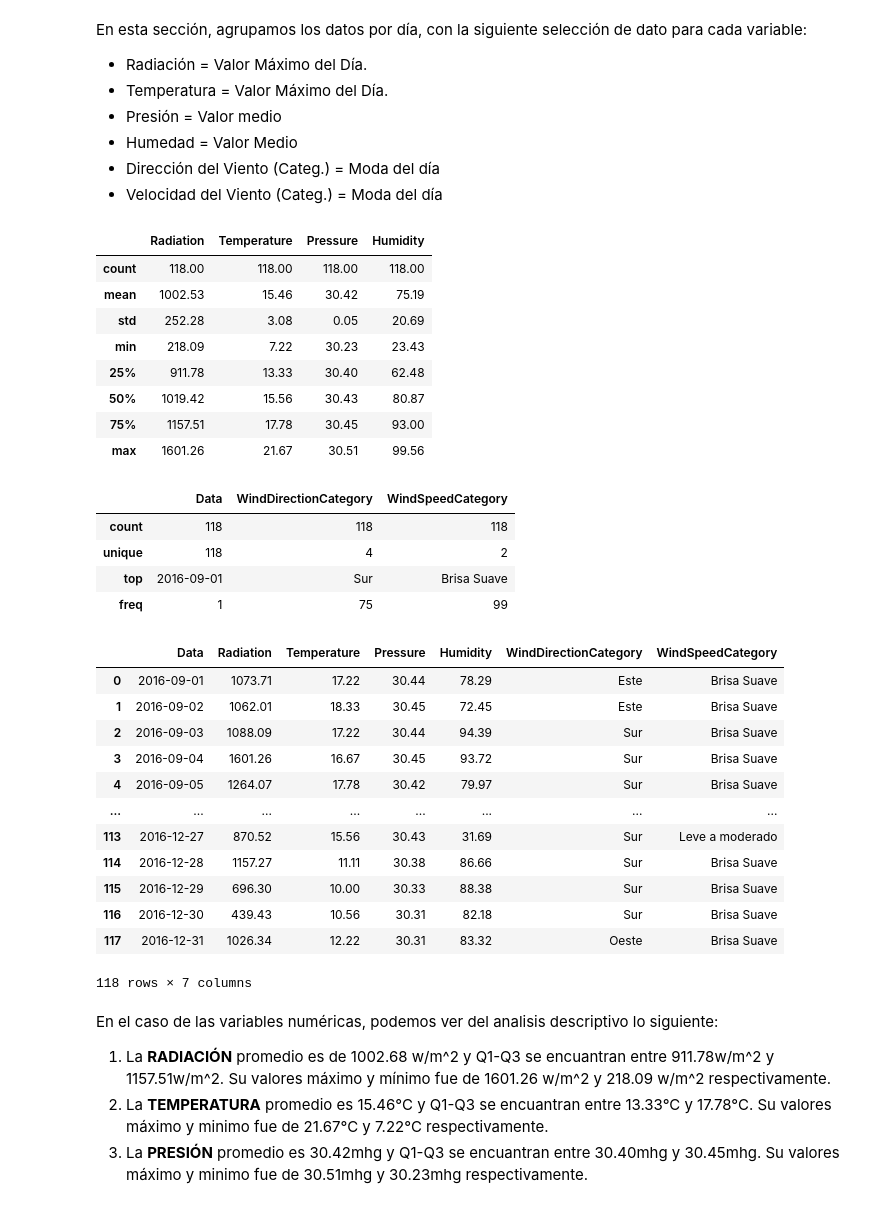
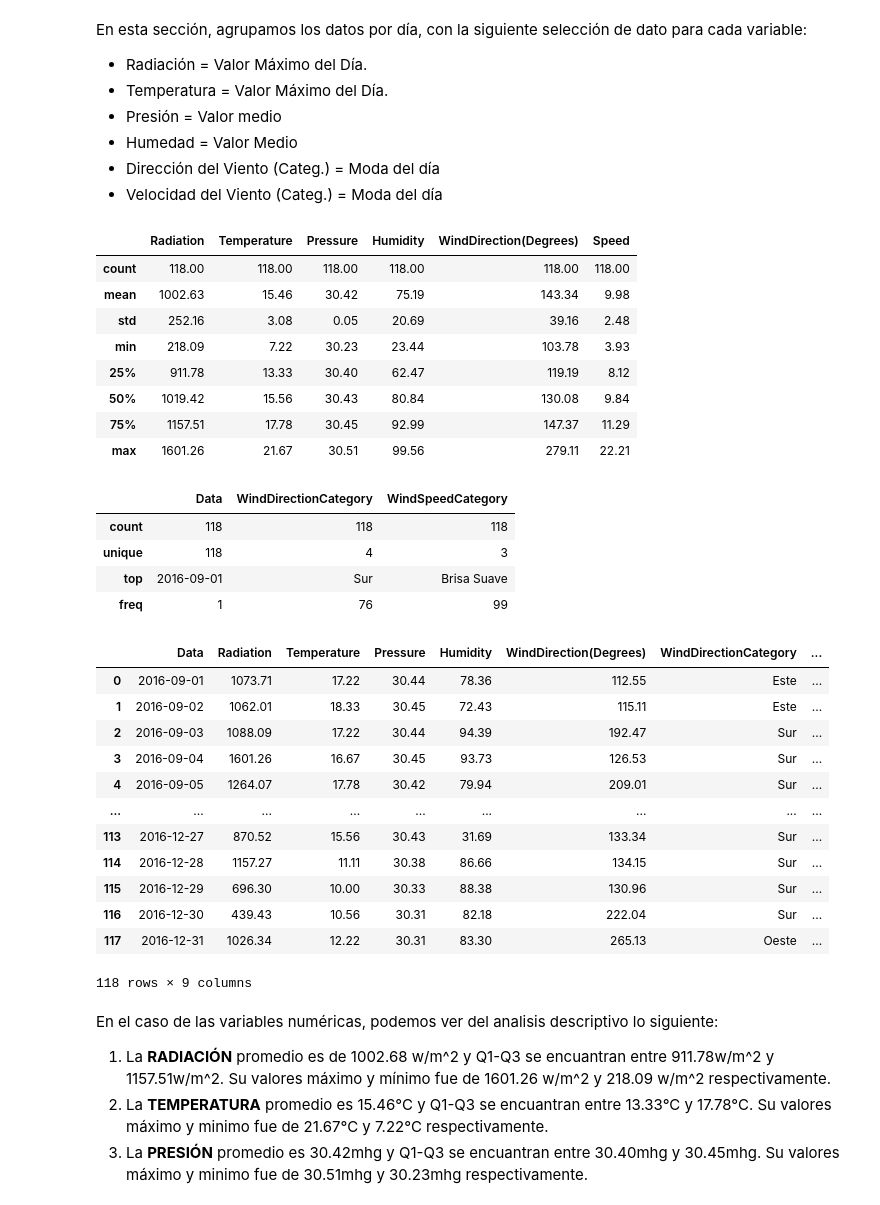
Before and after one commit to mdellanina/TrabajoPr-cticoCODERHOUSE, a Jupyter notebook: TrabajoPracticoCH_DS1.ipynb, the cells around one changed output. Saved outputs shown, nothing was run; the diff lists cells and outputs as text; code cells hidden in the pictures.

```diff
--- a/TrabajoPracticoCH_DS1.ipynb
+++ b/TrabajoPracticoCH_DS1.ipynb
@@ -514,47 +514,49 @@ En esta sección, agrupamos los datos por día, con la siguiente selección de d
 # %%
 # Agrupamiento de datos por dia, y generación de df alternativo para el análisis (df_grouped):
 df_grouped = df.groupby('Data')['Radiation'].max().reset_index()
 df_grouped['Temperature'] = df.groupby('Data')['Temperature'].max().round(2).reset_index()['Temperature']
 df_grouped['Pressure'] = df.groupby('Data')['Pressure'].mean().round(2).reset_index()['Pressure']
 df_grouped['Humidity'] = df.groupby('Data')['Humidity'].mean().round(2).reset_index()['Humidity']
+df_grouped['WindDirection(Degrees)'] = df.groupby('Data')['WindDirection(Degrees)'].mean().round(2).reset_index()['WindDirection(Degrees)']
 df_grouped['WindDirectionCategory'] = df.groupby('Data')['WindDirectionCategory'].agg(pd.Series.mode).reset_index()['WindDirectionCategory']
+df_grouped['Speed'] = df.groupby('Data')['Speed'].mean().round(2).reset_index()['Speed']
 df_grouped['WindSpeedCategory'] = df.groupby('Data')['WindSpeedCategory'].agg(pd.Series.mode).reset_index()['WindSpeedCategory']
 # Descripción de los datos:
 df_grouped.describe().round(2)
 # %% [output]
-|  | Radiation | Temperature | Pressure | Humidity |
-| count | 118.00 | 118.00 | 118.00 | 118.00 |
-| mean | 1002.53 | 15.46 | 30.42 | 75.19 |
-| std | 252.28 | 3.08 | 0.05 | 20.69 |
-| min | 218.09 | 7.22 | 30.23 | 23.43 |
-| 25% | 911.78 | 13.33 | 30.40 | 62.48 |
-| 50% | 1019.42 | 15.56 | 30.43 | 80.87 |
-| 75% | 1157.51 | 17.78 | 30.45 | 93.00 |
-| max | 1601.26 | 21.67 | 30.51 | 99.56 |
+|  | Radiation | Temperature | Pressure | Humidity | WindDirection(Degrees) | Speed |
+| count | 118.00 | 118.00 | 118.00 | 118.00 | 118.00 | 118.00 |
+| mean | 1002.63 | 15.46 | 30.42 | 75.19 | 143.34 | 9.98 |
+| std | 252.16 | 3.08 | 0.05 | 20.69 | 39.16 | 2.48 |
+| min | 218.09 | 7.22 | 30.23 | 23.44 | 103.78 | 3.93 |
+| 25% | 911.78 | 13.33 | 30.40 | 62.47 | 119.19 | 8.12 |
+| 50% | 1019.42 | 15.56 | 30.43 | 80.84 | 130.08 | 9.84 |
+| 75% | 1157.51 | 17.78 | 30.45 | 92.99 | 147.37 | 11.29 |
+| max | 1601.26 | 21.67 | 30.51 | 99.56 | 279.11 | 22.21 |
 # %%
 df_grouped.describe(include = 'object')
 # %% [output]
 |  | Data | WindDirectionCategory | WindSpeedCategory |
 | count | 118 | 118 | 118 |
-| unique | 118 | 4 | 2 |
+| unique | 118 | 4 | 3 |
 | top | 2016-09-01 | Sur | Brisa Suave |
-| freq | 1 | 75 | 99 |
+| freq | 1 | 76 | 99 |
 # %%
 df_grouped
 # %% [output]
-|  | Data | Radiation | Temperature | Pressure | Humidity | WindDirectionCategory | WindSpeedCategory |
-| 0 | 2016-09-01 | 1073.71 | 17.22 | 30.44 | 78.29 | Este | Brisa Suave |
-| 1 | 2016-09-02 | 1062.01 | 18.33 | 30.45 | 72.45 | Este | Brisa Suave |
-| 2 | 2016-09-03 | 1088.09 | 17.22 | 30.44 | 94.39 | Sur | Brisa Suave |
-| 3 | 2016-09-04 | 1601.26 | 16.67 | 30.45 | 93.72 | Sur | Brisa Suave |
-| 4 | 2016-09-05 | 1264.07 | 17.78 | 30.42 | 79.97 | Sur | Brisa Suave |
-| ... | ... | ... | ... | ... | ... | ... | ... |
-| 113 | 2016-12-27 | 870.52 | 15.56 | 30.43 | 31.69 | Sur | Leve a moderado |
-| 114 | 2016-12-28 | 1157.27 | 11.11 | 30.38 | 86.66 | Sur | Brisa Suave |
-| 115 | 2016-12-29 | 696.30 | 10.00 | 30.33 | 88.38 | Sur | Brisa Suave |
-| 116 | 2016-12-30 | 439.43 | 10.56 | 30.31 | 82.18 | Sur | Brisa Suave |
-| 117 | 2016-12-31 | 1026.34 | 12.22 | 30.31 | 83.32 | Oeste | Brisa Suave |
+|  | Data | Radiation | Temperature | Pressure | Humidity | WindDirection(Degrees) | WindDirectionCategory | ... |
+| 0 | 2016-09-01 | 1073.71 | 17.22 | 30.44 | 78.36 | 112.55 | Este | ... |
+| 1 | 2016-09-02 | 1062.01 | 18.33 | 30.45 | 72.43 | 115.11 | Este | ... |
+| 2 | 2016-09-03 | 1088.09 | 17.22 | 30.44 | 94.39 | 192.47 | Sur | ... |
+| 3 | 2016-09-04 | 1601.26 | 16.67 | 30.45 | 93.73 | 126.53 | Sur | ... |
+| 4 | 2016-09-05 | 1264.07 | 17.78 | 30.42 | 79.94 | 209.01 | Sur | ... |
+| ... | ... | ... | ... | ... | ... | ... | ... | ... |
+| 113 | 2016-12-27 | 870.52 | 15.56 | 30.43 | 31.69 | 133.34 | Sur | ... |
+| 114 | 2016-12-28 | 1157.27 | 11.11 | 30.38 | 86.66 | 134.15 | Sur | ... |
+| 115 | 2016-12-29 | 696.30 | 10.00 | 30.33 | 88.38 | 130.96 | Sur | ... |
+| 116 | 2016-12-30 | 439.43 | 10.56 | 30.31 | 82.18 | 222.04 | Sur | ... |
+| 117 | 2016-12-31 | 1026.34 | 12.22 | 30.31 | 83.30 | 265.13 | Oeste | ... |
-118 rows × 7 columns
+118 rows × 9 columns
 # %% [markdown]
 En el caso de las variables numéricas, podemos ver del analisis descriptivo lo siguiente:
 
```
Also changed, not shown: parts of 11 cells of this notebook.
